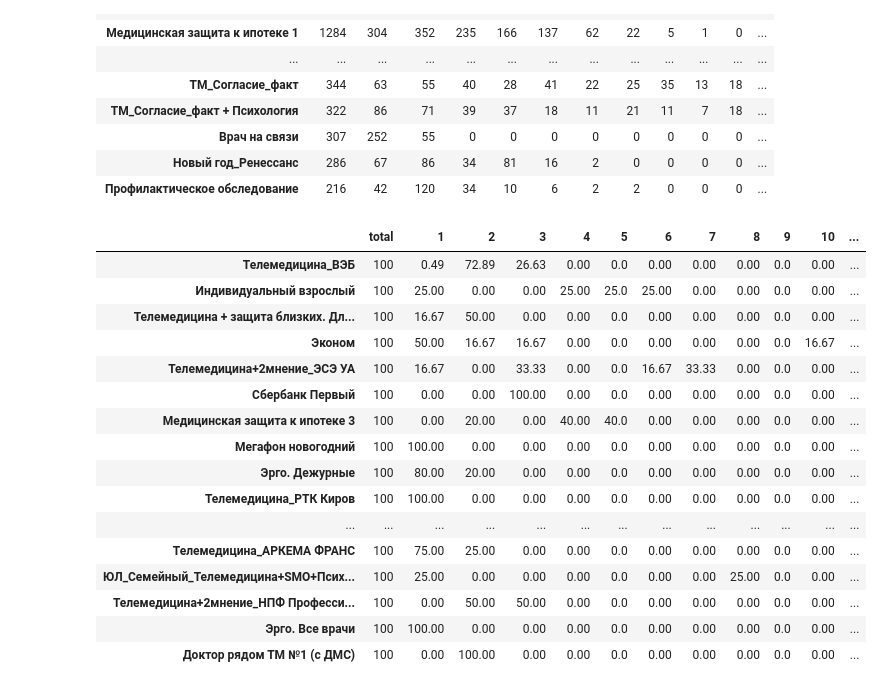
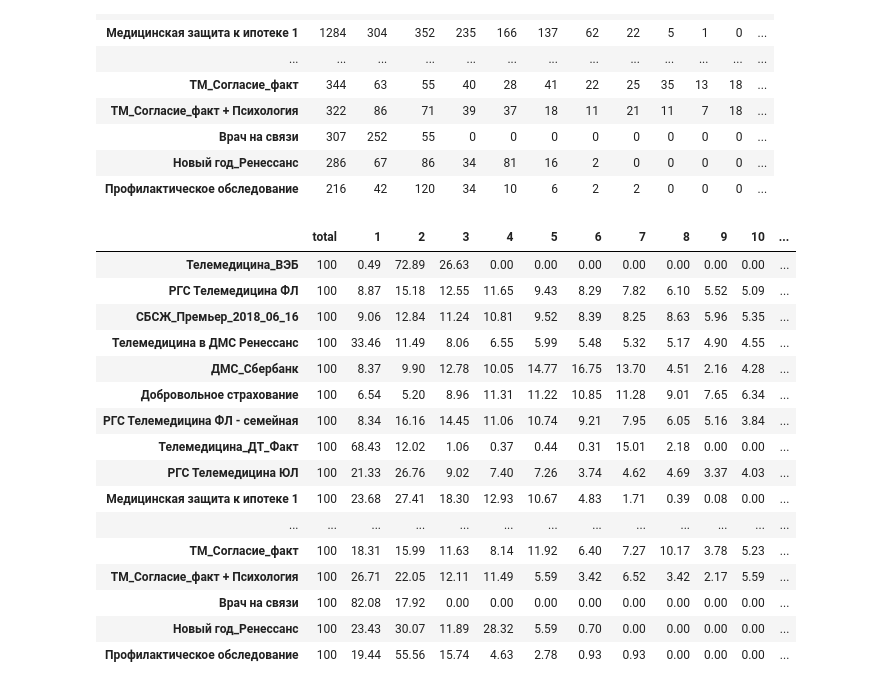
Before and after one commit to YAKOROLEVAZAMKA/test, a Jupyter notebook: app-cohort.ipynb, the cells around one changed output. Cells and saved outputs as stored; diff of their text form; code cells hidden in the pictures.

```diff
--- a/app-cohort.ipynb
+++ b/app-cohort.ipynb
@@ -228,25 +228,25 @@ for i in range(1, 13):
 # %%
 report_percent['total'] = 100
 # %%
-report_percent.sort_values('total', ascending=False).head(25)
+report_percent.head(25)
 # %% [output]
 |  | total | 1 | 2 | 3 | 4 | 5 | 6 | 7 | 8 | 9 | 10 | ... |
-| Телемедицина_ВЭБ | 100 | 0.49 | 72.89 | 26.63 | 0.00 | 0.0 | 0.00 | 0.00 | 0.00 | 0.0 | 0.00 | ... |
-| Индивидуальный взрослый | 100 | 25.00 | 0.00 | 0.00 | 25.00 | 25.0 | 25.00 | 0.00 | 0.00 | 0.0 | 0.00 | ... |
-| Телемедицина + защита близких. Дл... | 100 | 16.67 | 50.00 | 0.00 | 0.00 | 0.0 | 0.00 | 0.00 | 0.00 | 0.0 | 0.00 | ... |
-| Эконом | 100 | 50.00 | 16.67 | 16.67 | 0.00 | 0.0 | 0.00 | 0.00 | 0.00 | 0.0 | 16.67 | ... |
-| Телемедицина+2мнение_ЭСЭ УА | 100 | 16.67 | 0.00 | 33.33 | 0.00 | 0.0 | 16.67 | 33.33 | 0.00 | 0.0 | 0.00 | ... |
-| Сбербанк Первый | 100 | 0.00 | 0.00 | 100.00 | 0.00 | 0.0 | 0.00 | 0.00 | 0.00 | 0.0 | 0.00 | ... |
-| Медицинская защита к ипотеке 3 | 100 | 0.00 | 20.00 | 0.00 | 40.00 | 40.0 | 0.00 | 0.00 | 0.00 | 0.0 | 0.00 | ... |
-| Мегафон новогодний | 100 | 100.00 | 0.00 | 0.00 | 0.00 | 0.0 | 0.00 | 0.00 | 0.00 | 0.0 | 0.00 | ... |
-| Эрго. Дежурные | 100 | 80.00 | 20.00 | 0.00 | 0.00 | 0.0 | 0.00 | 0.00 | 0.00 | 0.0 | 0.00 | ... |
-| Телемедицина_РТК Киров | 100 | 100.00 | 0.00 | 0.00 | 0.00 | 0.0 | 0.00 | 0.00 | 0.00 | 0.0 | 0.00 | ... |
+| Телемедицина_ВЭБ | 100 | 0.49 | 72.89 | 26.63 | 0.00 | 0.00 | 0.00 | 0.00 | 0.00 | 0.00 | 0.00 | ... |
+| РГС Телемедицина ФЛ | 100 | 8.87 | 15.18 | 12.55 | 11.65 | 9.43 | 8.29 | 7.82 | 6.10 | 5.52 | 5.09 | ... |
+| СБСЖ_Премьер_2018_06_16 | 100 | 9.06 | 12.84 | 11.24 | 10.81 | 9.52 | 8.39 | 8.25 | 8.63 | 5.96 | 5.35 | ... |
+| Телемедицина в ДМС Ренессанс | 100 | 33.46 | 11.49 | 8.06 | 6.55 | 5.99 | 5.48 | 5.32 | 5.17 | 4.90 | 4.55 | ... |
+| ДМС_Сбербанк | 100 | 8.37 | 9.90 | 12.78 | 10.05 | 14.77 | 16.75 | 13.70 | 4.51 | 2.16 | 4.28 | ... |
+| Добровольное страхование | 100 | 6.54 | 5.20 | 8.96 | 11.31 | 11.22 | 10.85 | 11.28 | 9.01 | 7.65 | 6.34 | ... |
+| РГС Телемедицина ФЛ - семейная | 100 | 8.34 | 16.16 | 14.45 | 11.06 | 10.74 | 9.21 | 7.95 | 6.05 | 5.16 | 3.84 | ... |
+| Телемедицина_ДТ_Факт | 100 | 68.43 | 12.02 | 1.06 | 0.37 | 0.44 | 0.31 | 15.01 | 2.18 | 0.00 | 0.00 | ... |
+| РГС Телемедицина ЮЛ | 100 | 21.33 | 26.76 | 9.02 | 7.40 | 7.26 | 3.74 | 4.62 | 4.69 | 3.37 | 4.03 | ... |
+| Медицинская защита к ипотеке 1 | 100 | 23.68 | 27.41 | 18.30 | 12.93 | 10.67 | 4.83 | 1.71 | 0.39 | 0.08 | 0.00 | ... |
 | ... | ... | ... | ... | ... | ... | ... | ... | ... | ... | ... | ... | ... |
-| Телемедицина_АРКЕМА ФРАНС | 100 | 75.00 | 25.00 | 0.00 | 0.00 | 0.0 | 0.00 | 0.00 | 0.00 | 0.0 | 0.00 | ... |
-| ЮЛ_Семейный_Телемедицина+SMO+Псих... | 100 | 25.00 | 0.00 | 0.00 | 0.00 | 0.0 | 0.00 | 0.00 | 25.00 | 0.0 | 0.00 | ... |
-| Телемедицина+2мнение_НПФ Професси... | 100 | 0.00 | 50.00 | 50.00 | 0.00 | 0.0 | 0.00 | 0.00 | 0.00 | 0.0 | 0.00 | ... |
-| Эрго. Все врачи | 100 | 100.00 | 0.00 | 0.00 | 0.00 | 0.0 | 0.00 | 0.00 | 0.00 | 0.0 | 0.00 | ... |
-| Доктор рядом ТМ №1 (с ДМС) | 100 | 0.00 | 100.00 | 0.00 | 0.00 | 0.0 | 0.00 | 0.00 | 0.00 | 0.0 | 0.00 | ... |
+| ТМ_Согласие_факт | 100 | 18.31 | 15.99 | 11.63 | 8.14 | 11.92 | 6.40 | 7.27 | 10.17 | 3.78 | 5.23 | ... |
+| ТМ_Согласие_факт + Психология | 100 | 26.71 | 22.05 | 12.11 | 11.49 | 5.59 | 3.42 | 6.52 | 3.42 | 2.17 | 5.59 | ... |
+| Врач на связи | 100 | 82.08 | 17.92 | 0.00 | 0.00 | 0.00 | 0.00 | 0.00 | 0.00 | 0.00 | 0.00 | ... |
+| Новый год_Ренессанс | 100 | 23.43 | 30.07 | 11.89 | 28.32 | 5.59 | 0.70 | 0.00 | 0.00 | 0.00 | 0.00 | ... |
+| Профилактическое обследование | 100 | 19.44 | 55.56 | 15.74 | 4.63 | 2.78 | 0.93 | 0.93 | 0.00 | 0.00 | 0.00 | ... |
 # %%
 file_name = 'products-months.xls'
 writer = pd.ExcelWriter(file_name, engine='xlsxwriter')
```
